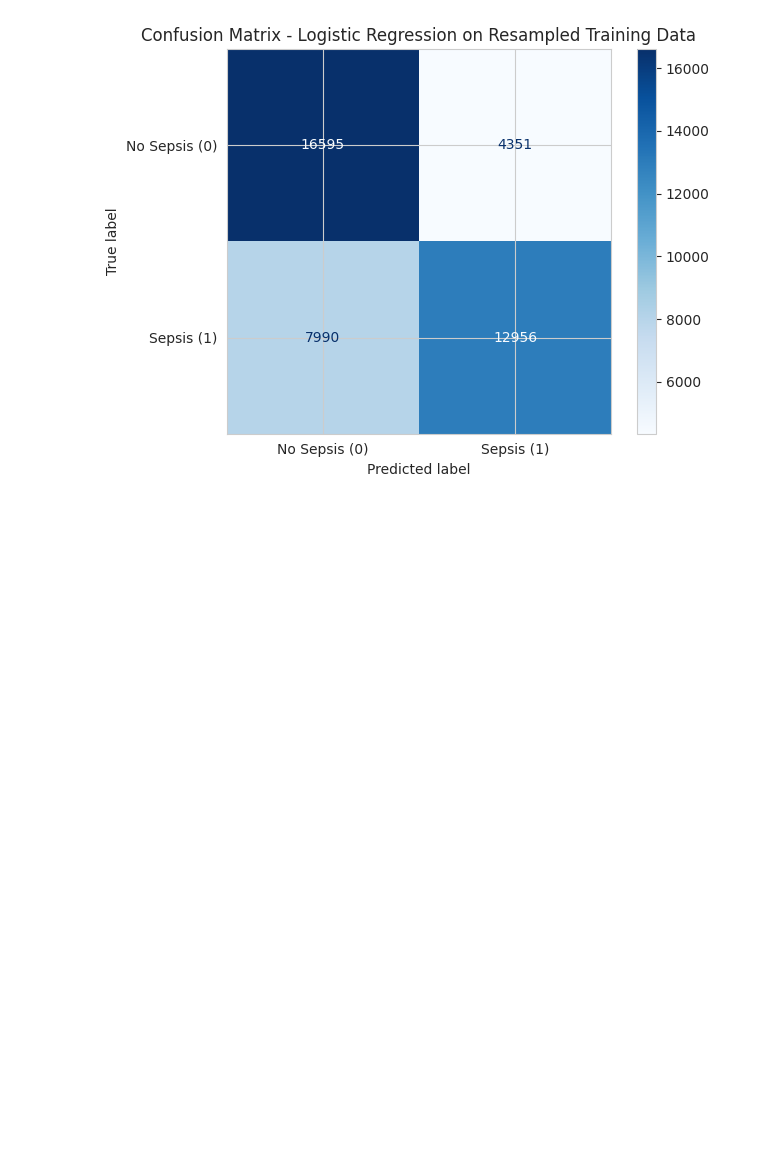
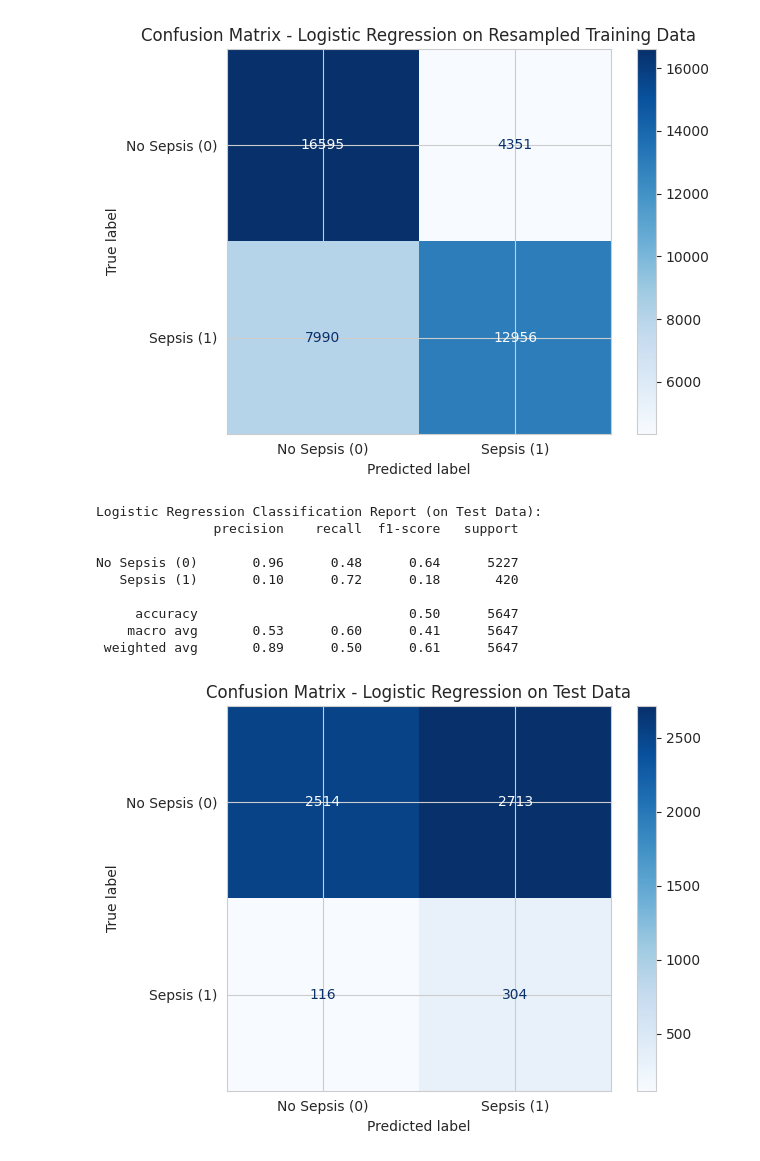
Before and after one commit to pineapple-666/Detect-Sepsis-in-Patients-Before-it-Emerges, a Jupyter notebook: notebook/Step1_Data_Exploring.ipynb, the cells around one changed output. Saved outputs shown, nothing was run; the diff lists cells and outputs as text; code cells hidden in the pictures; blank space fills up the shorter version.

```diff
--- a/notebook/Step1_Data_Exploring.ipynb
+++ b/notebook/Step1_Data_Exploring.ipynb
@@ -626,9 +626,9 @@ Head of mean_sepsis_negative_records:
 | 4 | 47 | 19.5 | 72.855263 | 97.868421 | 36.789474 | 78.710526 | 17.039474 | 26.210526 | 0.721579 | 99.947368 | 31.760526 | ... |
 # %%
 
-aggregated_df = pd.concat([earliest_sepsis_records, mean_sepsis_negative_records], ignore_index=True).drop(columns=['time'])
+test_aggregated_df = pd.concat([earliest_sepsis_records, mean_sepsis_negative_records], ignore_index=True).drop(columns=['time'])
 
 print(f"Shape of the aggregated DataFrame: {aggregated_df.shape}")
 print("Head of the aggregated DataFrame:")
-display(aggregated_df.head())
+display(test_aggregated_df.head())
 # %% [output]
@@ -948,3 +1017,52 @@ No Sepsis (0)       0.68      0.79      0.73     20946
     macro avg       0.71      0.71      0.70     41892
  weighted avg       0.71      0.71      0.70     41892
 [figure]
+# %%
+
+
+# Step 5: Create design matrix for test data
+design_test = MS(allvars)
+X_test = design_test.fit_transform(test_features)
+y_test = test_aggregated.SepsisLabel == 1
+
+# Step 6: Normalize test data using the SAME scaler fitted on training data
+intercept_test = X_test['intercept']
+features_test = X_test.drop('intercept', axis=1)
+
+# Use the scaler that was fit on training data
+features_test_scaled = pd.DataFrame(
+    scaler.transform(features_test),  # Use transform, not fit_transform!
+    columns=features_test.columns,
+    index=features_test.index
+)
+
+X_test_normalized = pd.concat([intercept_test, features_test_scaled], axis=1)
+
+# Step 7: DO NOT apply SMOTE to test data!
+# SMOTE is only for training data
+
+# Step 8: Now evaluate your model on the test set
+y_pred_test = logreg.predict(X_test_normalized)
+
+print("Logistic Regression Classification Report (on Test Data):")
+print(classification_report(y_test, y_pred_test,
+                           target_names=['No Sepsis (0)', 'Sepsis (1)']))
+
+cm = confusion_matrix(y_test, y_pred_test)
+disp = ConfusionMatrixDisplay(confusion_matrix=cm,
+                              display_labels=['No Sepsis (0)', 'Sepsis (1)'])
+disp.plot(cmap='Blues', values_format='d')
+plt.title('Confusion Matrix - Logistic Regression on Test Data')
+plt.tight_layout()
+plt.show()
+# %% [output]
+Logistic Regression Classification Report (on Test Data):
+               precision    recall  f1-score   support
+
+No Sepsis (0)       0.96      0.48      0.64      5227
+   Sepsis (1)       0.10      0.72      0.18       420
+
+     accuracy                           0.50      5647
+    macro avg       0.53      0.60      0.41      5647
+ weighted avg       0.89      0.50      0.61      5647
+[figure, added]
```
Also changed, not shown: parts of 2 cells of this notebook.
